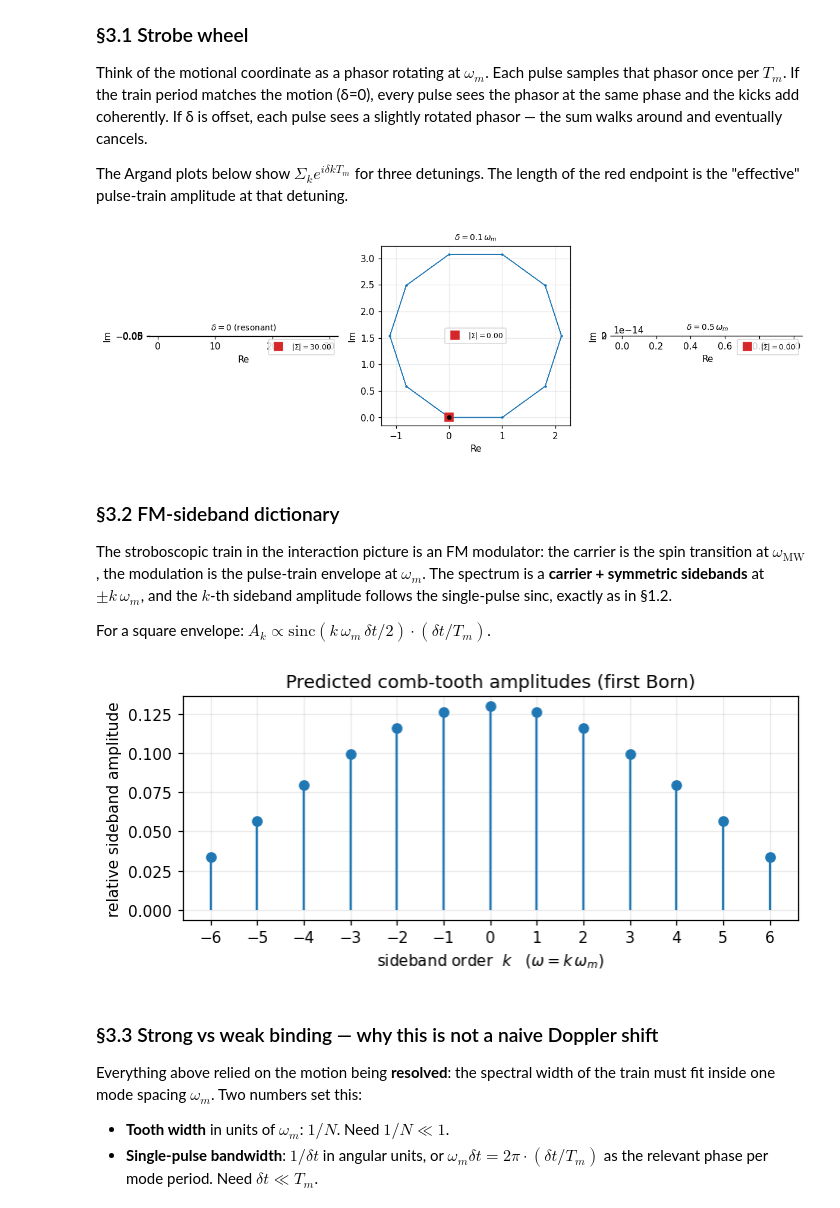
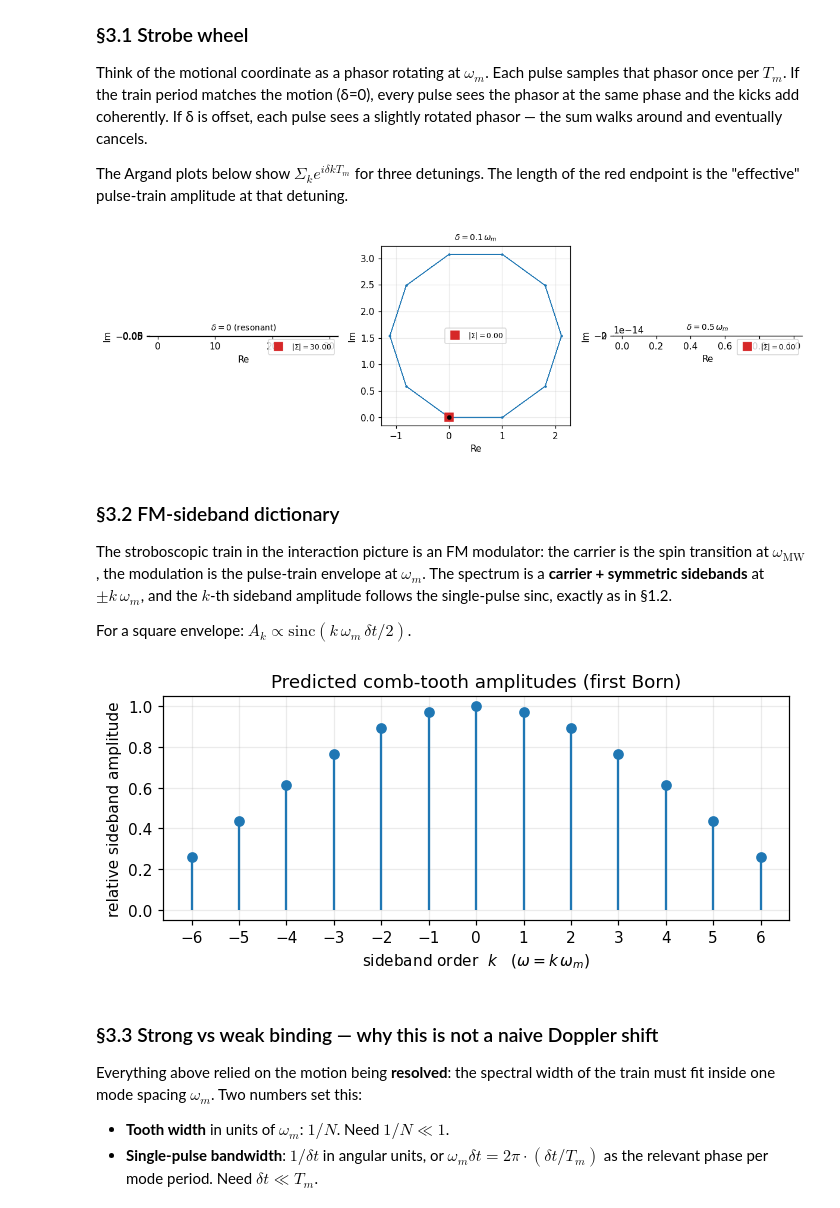
Before and after one commit to McDeathy/root, a Jupyter notebook: notebooks/00_tutorial_pulse_train.executed.ipynb, the cells around one changed output. Drawn from its saved outputs; the diff is of its cells as text; code cells hidden in the pictures.

```diff
--- a/notebooks/00_tutorial_pulse_train.executed.ipynb
+++ b/notebooks/00_tutorial_pulse_train.executed.ipynb
@@ -82,5 +82,5 @@ The AC drive is a sequence of $N$ square pulses of duration $\delta t$, repeated
 # %%
-omega_m = 1.3 *2*np.pi
+omega_m = 1.3 *2*np.pi *1e6
 T_m = 2 * np.pi / omega_m
 dt = 0.13 * T_m
 N = 30
@@ -387,27 +391,27 @@ for ax, d_rel, title in zip(axes, [0.0, 0.1, 0.5],
     ax.legend(fontsize=8, loc='best')
 plt.tight_layout(); plt.show()
 # %% [output]
-[figure, old version]
+[figure, new version]
 # %% [markdown]
 ### §3.2 FM-sideband dictionary
 
 The stroboscopic train in the interaction picture is an FM modulator: the carrier is the spin transition at $\omega_\text{MW}$, the modulation is the pulse-train envelope at $\omega_m$. The spectrum is a **carrier + symmetric sidebands** at $\pm k\,\omega_m$, and the $k$-th sideband amplitude follows the single-pulse sinc, exactly as in §1.2.
 
-For a square envelope: $A_k \propto \mathrm{sinc}(k\,\omega_m\,\delta t/2) \cdot (\delta t/T_m)$.
+For a square envelope: $A_k \propto \mathrm{sinc}(k\,\omega_m\,\delta t/2)$.
 # %%
 ks = np.arange(-6, 7)
 ticks = ks * omega_m
-amps = np.abs(np.sinc(ticks * dt / (2 * np.pi))) * (dt / T_m)
+amps = np.abs(np.sinc(ticks * dt / (2 * np.pi))) #* (dt / T_m)
 
 fig, ax = plt.subplots(figsize=(6.5, 3.0))
 ax.stem(ks, amps, basefmt=' ')
 ax.set_xlabel(r'sideband order  $k$   ($\omega = k\,\omega_m$)')
 ax.set_ylabel('relative sideband amplitude')
 ax.set_title('Predicted comb-tooth amplitudes (first Born)')
 ax.set_xticks(ks)
 plt.tight_layout(); plt.show()
 # %% [output]
-[figure, old version]
+[figure, new version]
 # %% [markdown]
 ### §3.3 Strong vs weak binding — why this is not a naive Doppler shift
 
```
Also changed, not shown: parts of 12 cells of this notebook, 1 other file.
